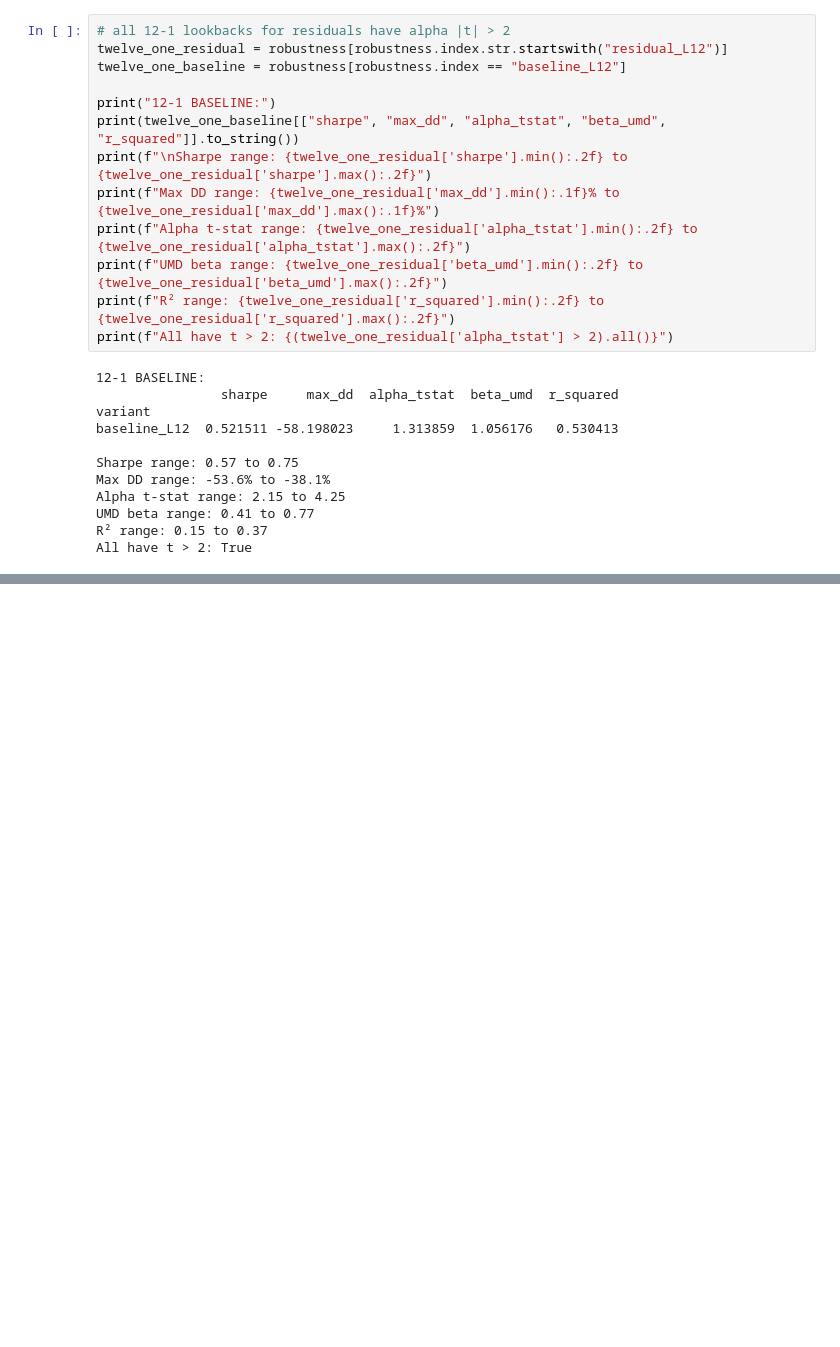
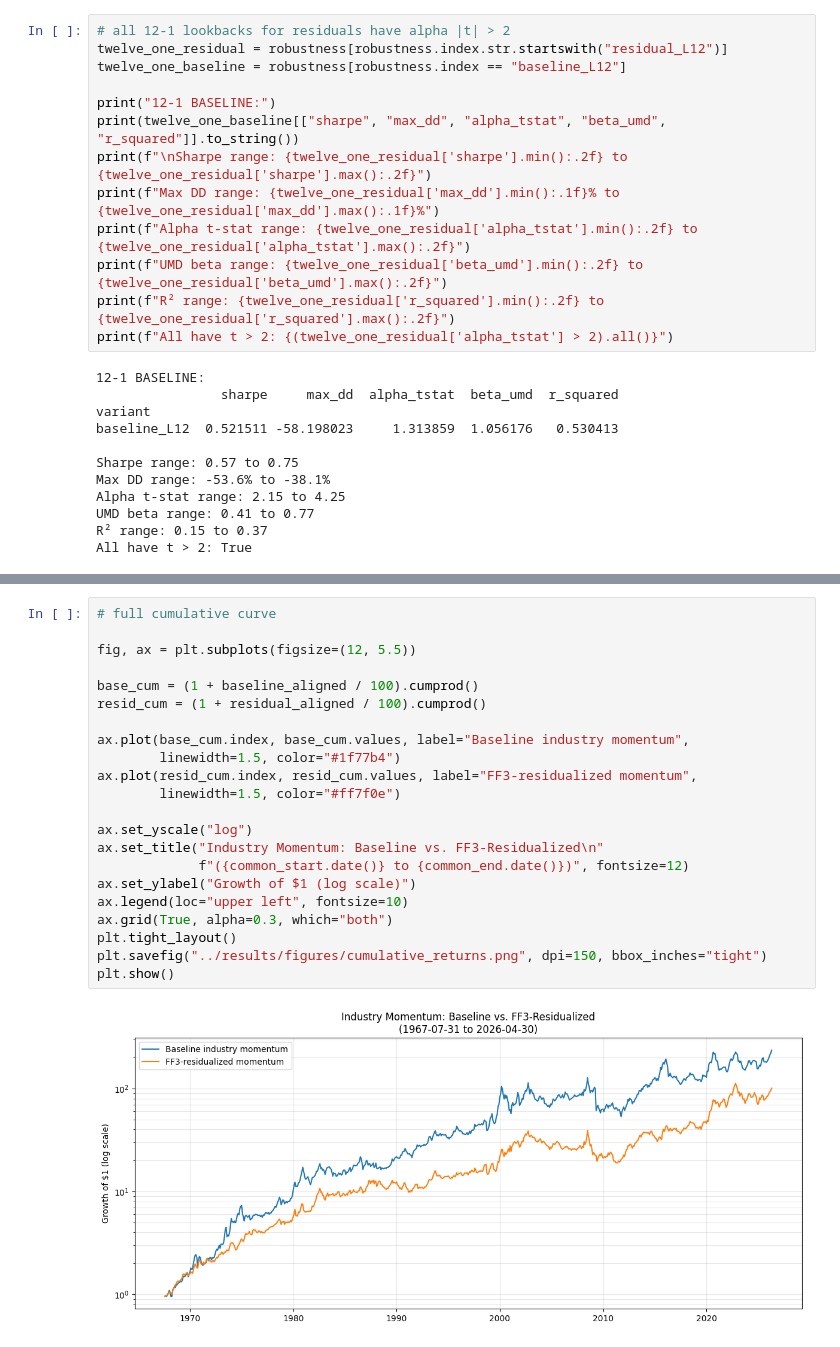
Before and after one commit to umamalani/quantpitch, a Jupyter notebook: notebooks/portfolio_prototype.ipynb, the cells around one changed output, grey strips where cells are left out. Drawn from its saved outputs; the diff is of its cells as text; blank space fills up the shorter version.

```diff
--- a/notebooks/portfolio_prototype.ipynb
+++ b/notebooks/portfolio_prototype.ipynb
@@ -504,0 +585,24 @@ All have t > 2: True
+# %%
+# full cumulative curve
+
+fig, ax = plt.subplots(figsize=(12, 5.5))
+
+base_cum = (1 + baseline_aligned / 100).cumprod()
+resid_cum = (1 + residual_aligned / 100).cumprod()
+
+ax.plot(base_cum.index, base_cum.values, label="Baseline industry momentum",
+        linewidth=1.5, color="#1f77b4")
+ax.plot(resid_cum.index, resid_cum.values, label="FF3-residualized momentum",
+        linewidth=1.5, color="#ff7f0e")
+
+ax.set_yscale("log")
+ax.set_title("Industry Momentum: Baseline vs. FF3-Residualized\n"
+             f"({common_start.date()} to {common_end.date()})", fontsize=12)
+ax.set_ylabel("Growth of $1 (log scale)")
+ax.legend(loc="upper left", fontsize=10)
+ax.grid(True, alpha=0.3, which="both")
+plt.tight_layout()
+plt.savefig("../results/figures/cumulative_returns.png", dpi=150, bbox_inches="tight")
+plt.show()
+# %% [output]
+[figure, added]
```
Also changed, not shown: parts of 5 cells of this notebook, 5 other files.
